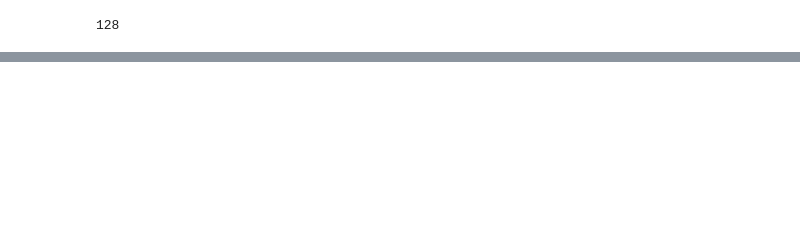
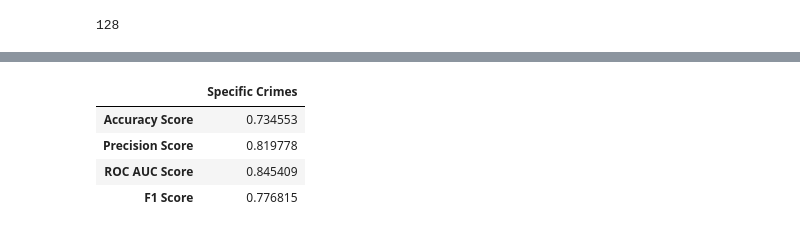
Before and after one commit to hudsonbat/Data-205, a Jupyter notebook: MCCrime_NN2.ipynb, the cells around one changed output, grey strips where cells are left out. Drawn from its saved outputs; the diff is of its cells as text; code cells hidden in the pictures; blank space fills up the shorter version.

```diff
--- a/MCCrime_NN2.ipynb
+++ b/MCCrime_NN2.ipynb
@@ -437,0 +530,19 @@ One-vs-Rest ROC AUC scores:
+# %%
+avg_acc = np.mean(acc)
+avg_auc = getAvgAUC(y_test_place, predictions)
+avg_precision = getAvgPrecision(top_classes, y_test_place, predictions)
+avg_precision = avg_precision.get('micro')
+avg_recall = getAvgRecall(y_test_other, np.argmax(predictions,axis=1))
+f1 = 2*(avg_recall*avg_precision)/(avg_recall + avg_precision)
+# %%
+results = pd.DataFrame({'Specific Crimes': [avg_acc, avg_precision, avg_auc, f1]})
+
+results.index = ['Accuracy Score', 'Precision Score','ROC AUC Score',' F1 Score']
+
+results
+# %% [output]
+|  | Specific Crimes |
+| Accuracy Score | 0.734553 |
+| Precision Score | 0.819778 |
+| ROC AUC Score | 0.845409 |
+| F1 Score | 0.776815 |
```
Also changed, not shown: parts of 40 cells of this notebook.
